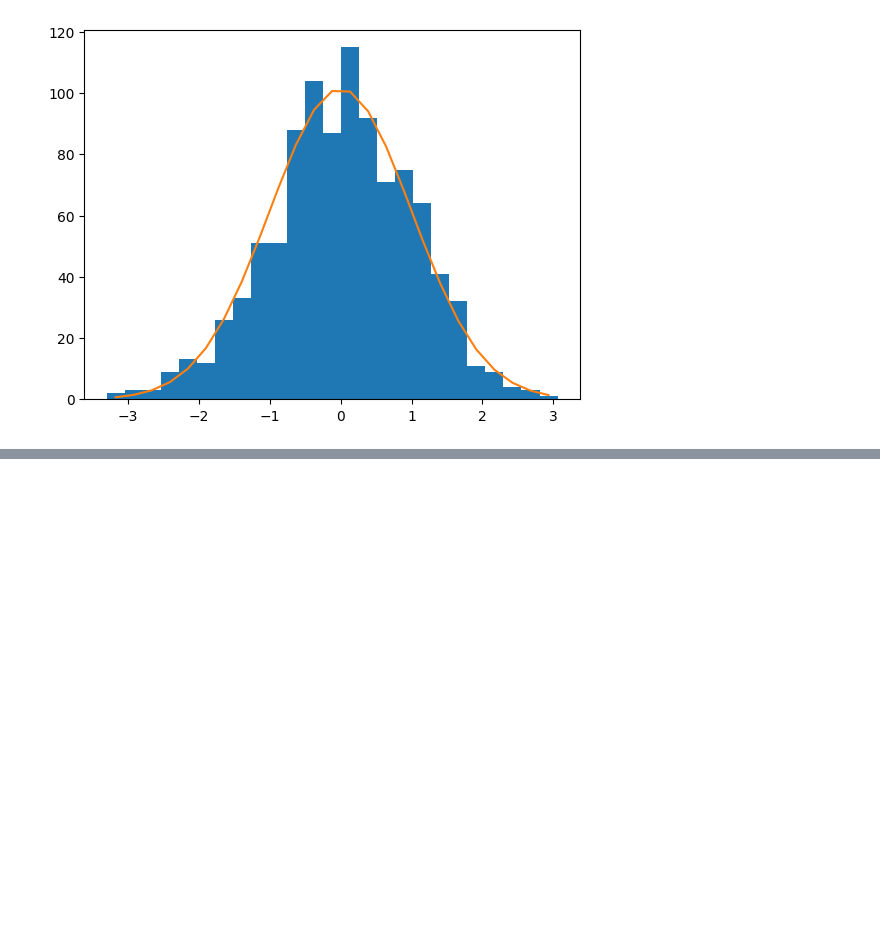
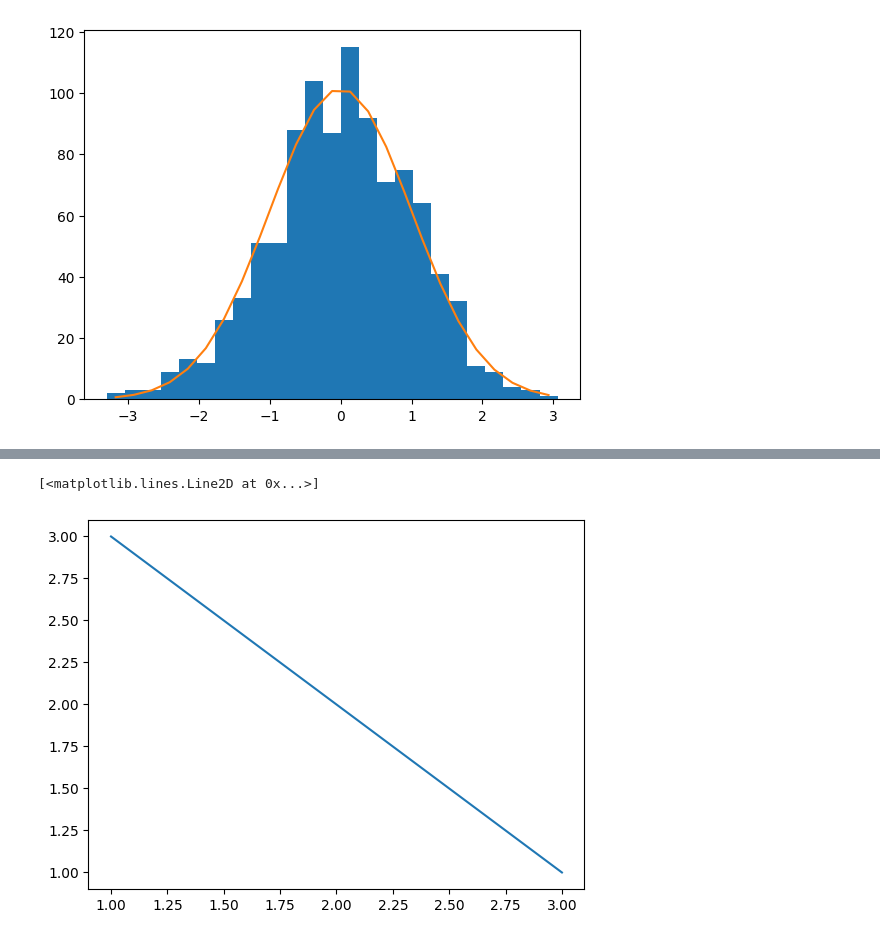
Before and after one commit to tks930828/python-traing, a Jupyter notebook: Matplotlib.ipynb, the cells around one changed output, grey strips where cells are left out. Cells and saved outputs as stored; diff of their text form; code cells hidden in the pictures; blank space fills up the shorter version.

```diff
--- a/Matplotlib.ipynb
+++ b/Matplotlib.ipynb
@@ -378,0 +410,6 @@ plt.show()
+# %%
+fig, ax = plt.subplots()
+ax.plot([1, 3],[3, 1])
+# %% [output]
+[<matplotlib.lines.Line2D at 0x...>]
+[figure, added]
```
Also changed, not shown: parts of 5 cells of this notebook.
